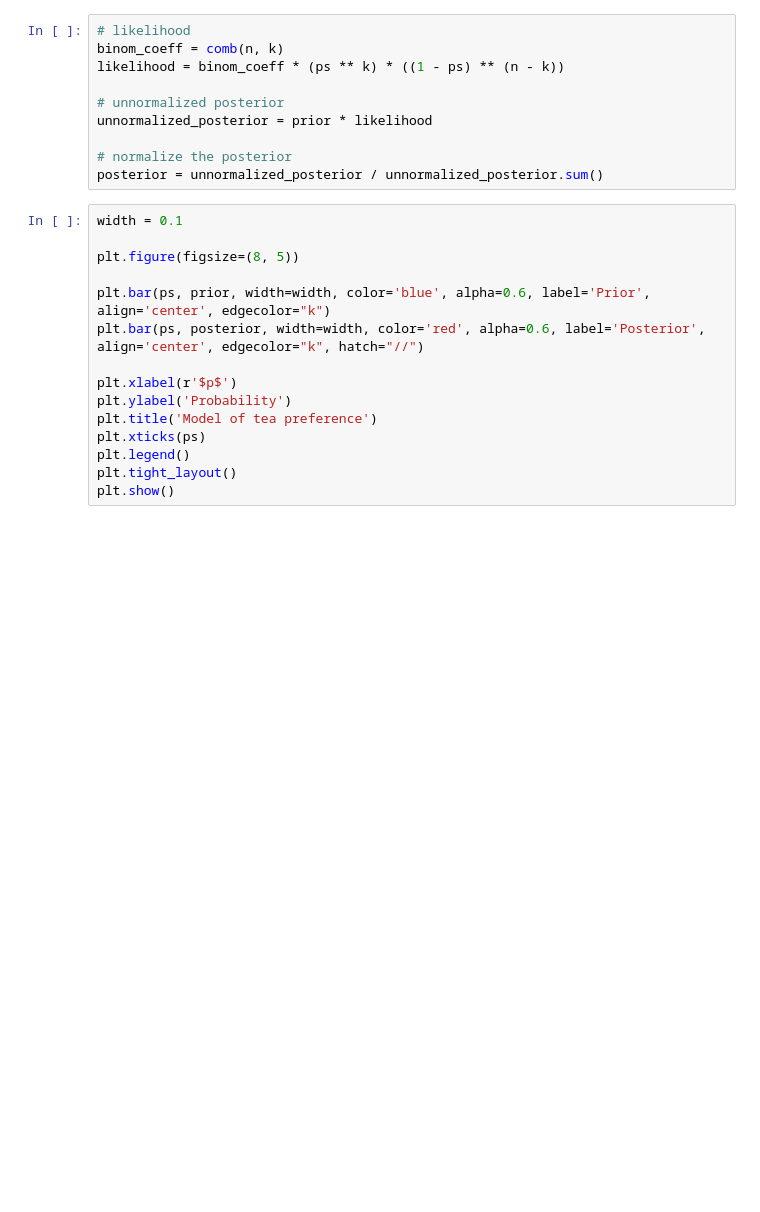
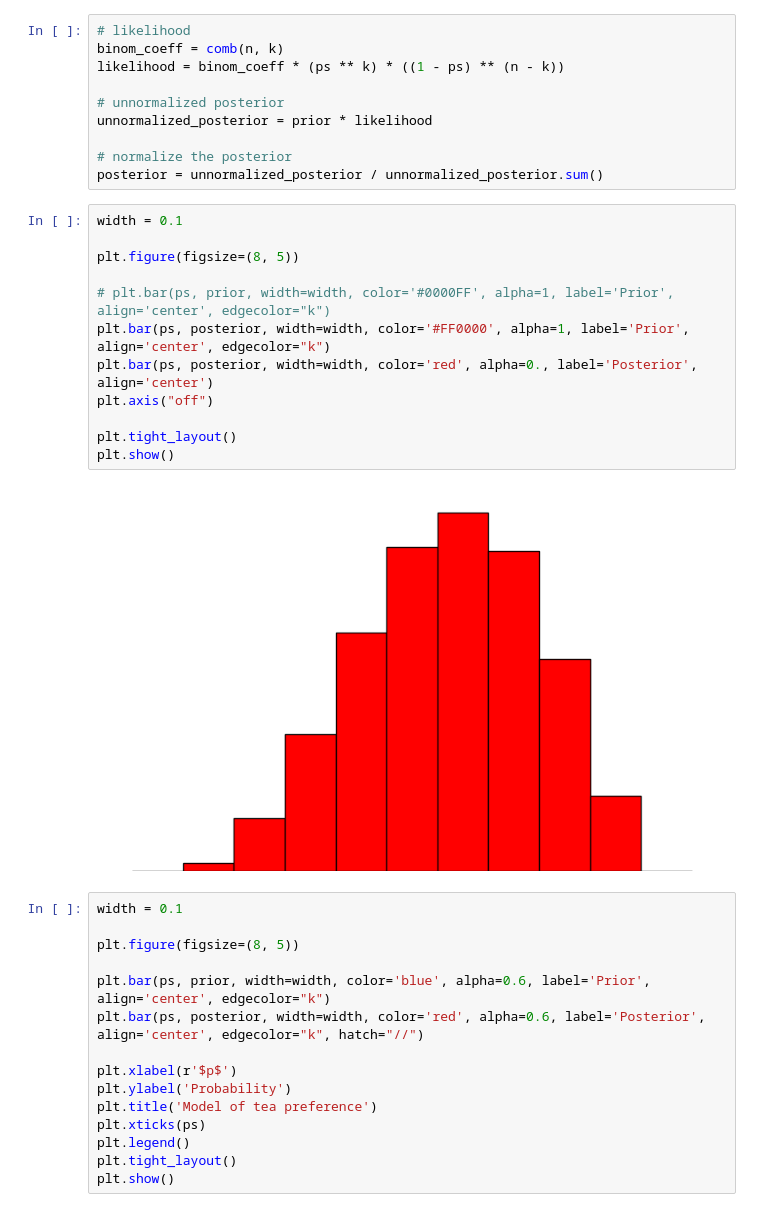
Before and after one commit to KrisNguyen135/Grokking-Bayes, a Jupyter notebook: ch01/01 - Tea vs. coffee.ipynb, the cells around one changed output. Cells and saved outputs as stored; diff of their text form; blank space fills up the shorter version.

Commit message:
make extra illustrative plots

```diff
--- a/ch01/01 - Tea vs. coffee.ipynb
+++ b/ch01/01 - Tea vs. coffee.ipynb
@@ -31,6 +31,20 @@ unnormalized_posterior = prior * likelihood
 
 # normalize the posterior
 posterior = unnormalized_posterior / unnormalized_posterior.sum()
+# %%
+width = 0.1
+
+plt.figure(figsize=(8, 5))
+
+# plt.bar(ps, prior, width=width, color='#0000FF', alpha=1, label='Prior', align='center', edgecolor="k")
+plt.bar(ps, posterior, width=width, color='#FF0000', alpha=1, label='Prior', align='center', edgecolor="k")
+plt.bar(ps, posterior, width=width, color='red', alpha=0., label='Posterior', align='center')
+plt.axis("off")
+
+plt.tight_layout()
+plt.show()
+# %% [output]
+[figure, added]
 # %%
 width = 0.1
 
```
